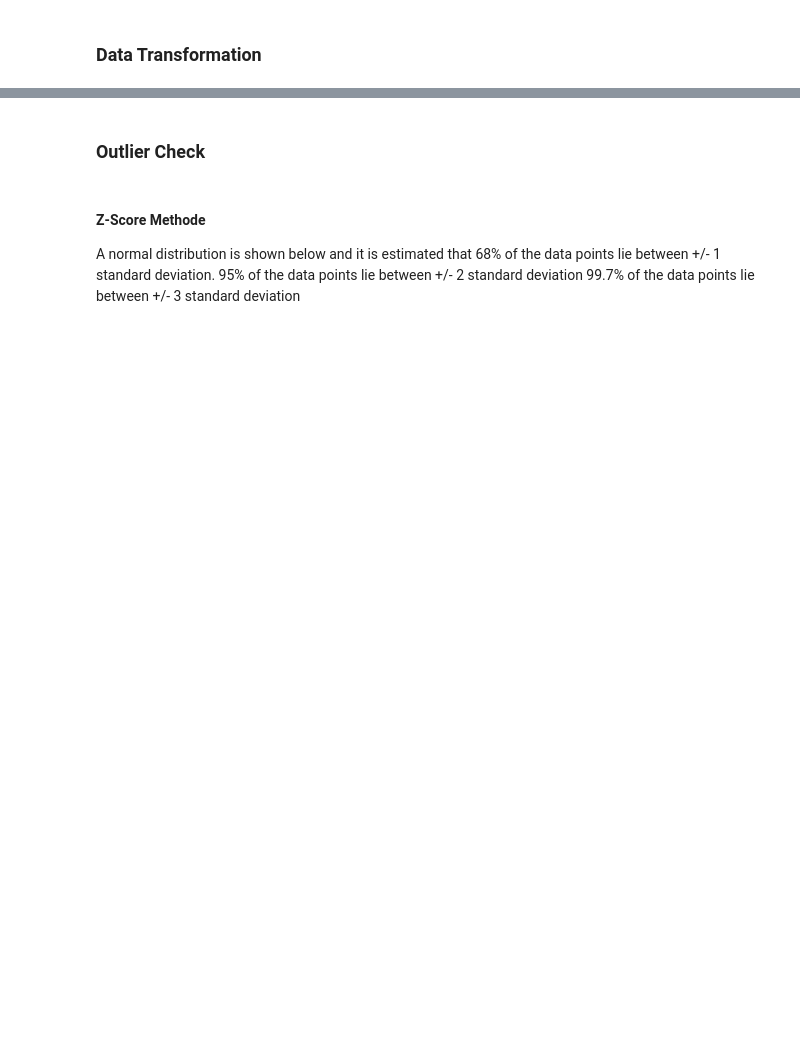
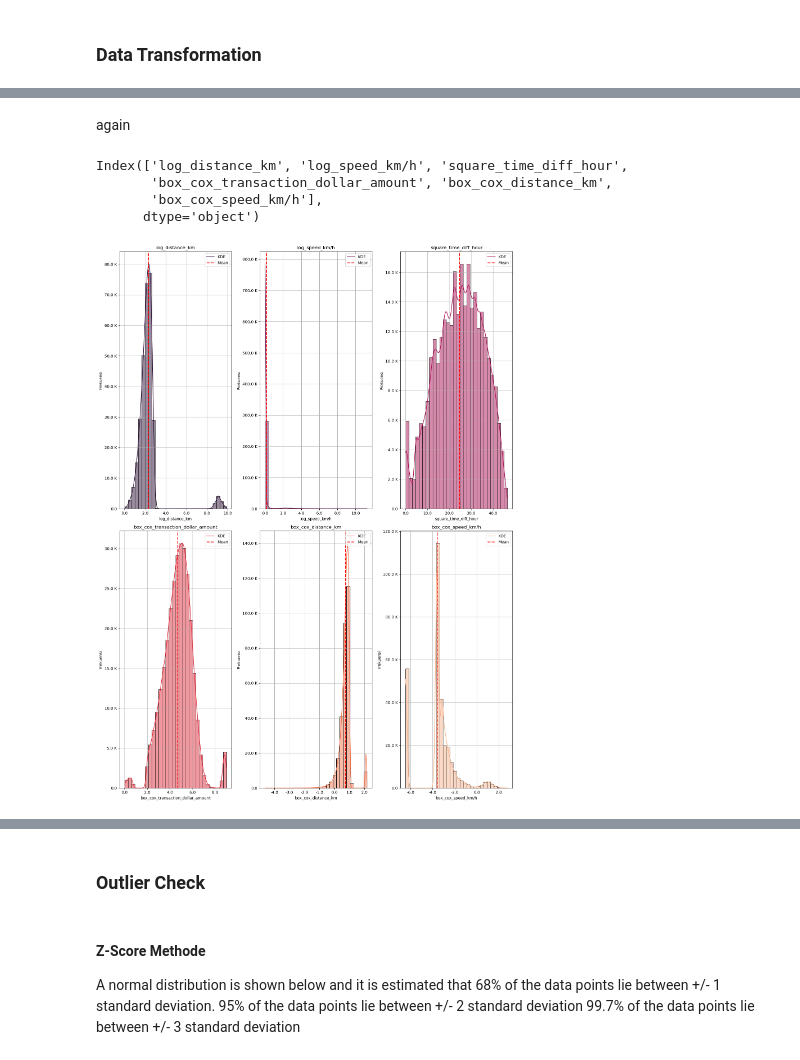
Before and after one commit to Pra5etya/Credit-Card-Fraud-Transactions, a Jupyter notebook: etl/data_exploration.ipynb, the cells around one changed output, grey strips where cells are left out. Saved outputs shown, nothing was run; the diff lists cells and outputs as text; code cells hidden in the pictures; blank space fills up the shorter version.

```diff
--- a/etl/data_exploration.ipynb
+++ b/etl/data_exploration.ipynb
@@ -420,14 +479,6 @@ transaction_dollar_amount Box-Cox: 0.1423870866722517
 # %%
-# Data
-hist_data = cc_df.select_dtypes(include = ['number'])
-
-exclude_col = ['credit_card', 'long', 'lat', 'zipcode', 'year', 'month',
-               'transaction_count', 'time_diff_per_seconds', 'prev_long', 'prev_lat', 'distance']
-
-hist_data = hist_data.drop(columns = exclude_col, errors = 'ignore')
-
 # Set up subplot grid
-fig, ax = plt.subplots(nrows = 3, ncols = 2, figsize = (10, 5))
+fig, ax = plt.subplots(nrows = 2, ncols = 3, figsize = (15, 20))
 
 # Flatten axes for easy iteration
 ax = ax.flatten()
@@ -465,0 +568,2 @@ plt.show()
+# %% [markdown]
+again
@@ -465,0 +577,51 @@ plt.show()
+# %%
+# Data
+exc_data = ['credit_card', 'long', 'lat', 'zipcode', 'year',
+            'transaction_dollar_amount', 'time_diff_hour',
+            'distance_km', 'speed_km/h', 'log_transaction_dollar_amount']
+hist_data = cc_df.select_dtypes(include = ['number']).drop(columns = exc_data, errors = 'ignore')
+
+hist_data.columns
+# %% [output]
+Index(['log_distance_km', 'log_speed_km/h', 'square_time_diff_hour',
+       'box_cox_transaction_dollar_amount', 'box_cox_distance_km',
+       'box_cox_speed_km/h'],
+      dtype='object')
+# %%
+# Set up subplot grid
+fig, ax = plt.subplots(nrows = 2, ncols = 3, figsize = (15, 20))
+
+# Flatten axes for easy iteration
+ax = ax.flatten()
+
+# Get number of columns in hist_data
+num_cols = len(hist_data.columns)
+
+# Generate colors from a colormap with enough colors for each subplot
+colors = sns.color_palette("rocket", num_cols)
+
+# Plot each histogram
+for i, column in enumerate(hist_data.columns):
+    sns.histplot(hist_data[column], bins = 30, kde = True, color = colors[i], edgecolor = 'black', ax = ax[i])
+    ax[i].set_title(column)
+    ax[i].set_xlabel(column)
+    ax[i].set_ylabel('Frekuensi')
+
+    # Adding vertical line for mean
+    ax[i].axvline(x=hist_data[column].mean(), color = 'red', linestyle = '--', linewidth = 2)
+
+    # Add legend
+    ax[i].legend(['KDE', 'Mean'], loc = 'upper right')
+
+     # Applying format_number function to the ylabel
+    ax[i].xaxis.set_major_formatter(ticker.FuncFormatter(lab_round))
+    ax[i].yaxis.set_major_formatter(ticker.FuncFormatter(lab_round))
+    ax[i].grid(True)
+
+# Adjust layout
+plt.tight_layout()
+
+# Show plot
+plt.show()
+# %% [output]
+[figure, added]
```
Also changed, not shown: parts of 70 cells of this notebook, 3 other files.
